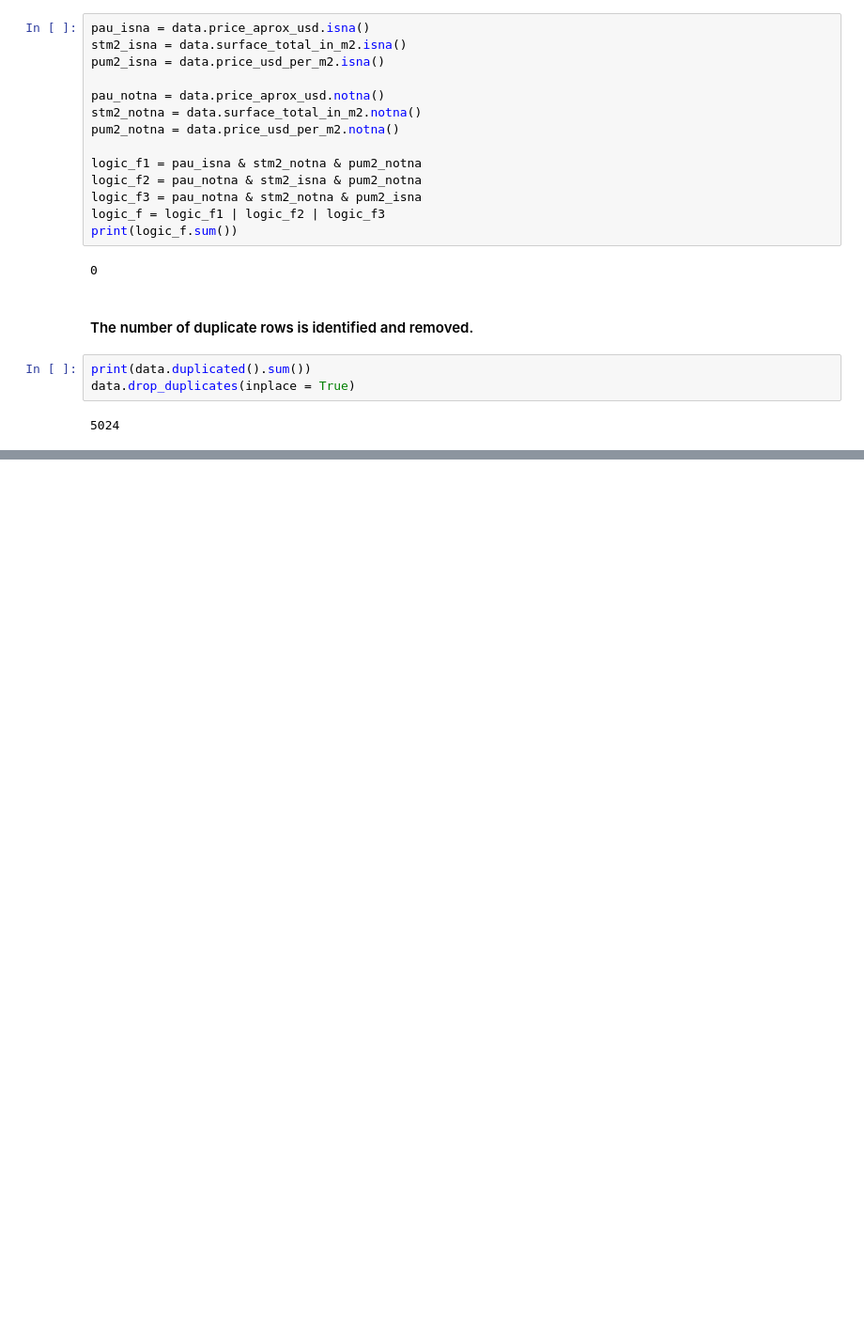
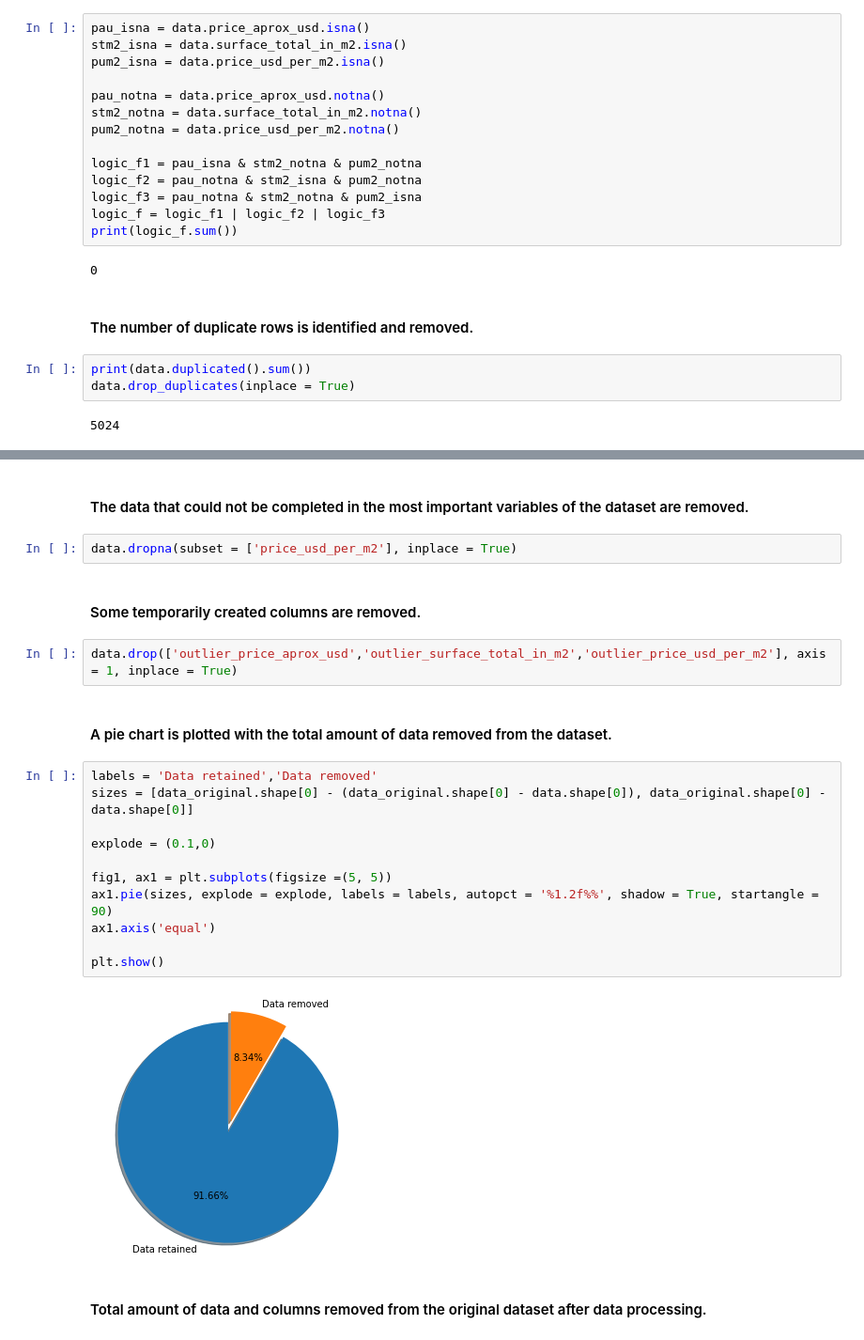
Before and after one commit to JonnathanDMT/Exploratory-Data-Analysis, a Jupyter notebook: CodeWS1.ipynb, the cells around one changed output, grey strips where cells are left out. Shown at 94% size. Drawn from its saved outputs; the diff is of its cells as text; blank space fills up the shorter version.

```diff
--- a/CodeWS1.ipynb
+++ b/CodeWS1.ipynb
@@ -739,0 +808,25 @@ data.drop_duplicates(inplace = True)
+# %% [markdown]
+#### The data that could not be completed in the most important variables of the dataset are removed.
+# %%
+data.dropna(subset = ['price_usd_per_m2'], inplace = True)
+# %% [markdown]
+#### Some temporarily created columns are removed.
+# %%
+data.drop(['outlier_price_aprox_usd','outlier_surface_total_in_m2','outlier_price_usd_per_m2'], axis = 1, inplace = True)
+# %% [markdown]
+#### A pie chart is plotted with the total amount of data removed from the dataset.
+# %%
+labels = 'Data retained','Data removed'
+sizes = [data_original.shape[0] - (data_original.shape[0] - data.shape[0]), data_original.shape[0] - data.shape[0]]
+
+explode = (0.1,0)
+
+fig1, ax1 = plt.subplots(figsize =(5, 5))
+ax1.pie(sizes, explode = explode, labels = labels, autopct = '%1.2f%%', shadow = True, startangle = 90)
+ax1.axis('equal')
+
+plt.show()
+# %% [output]
+[figure, added]
+# %% [markdown]
+#### Total amount of data and columns removed from the original dataset after data processing.
```
Also changed, not shown: parts of 16 cells of this notebook.
